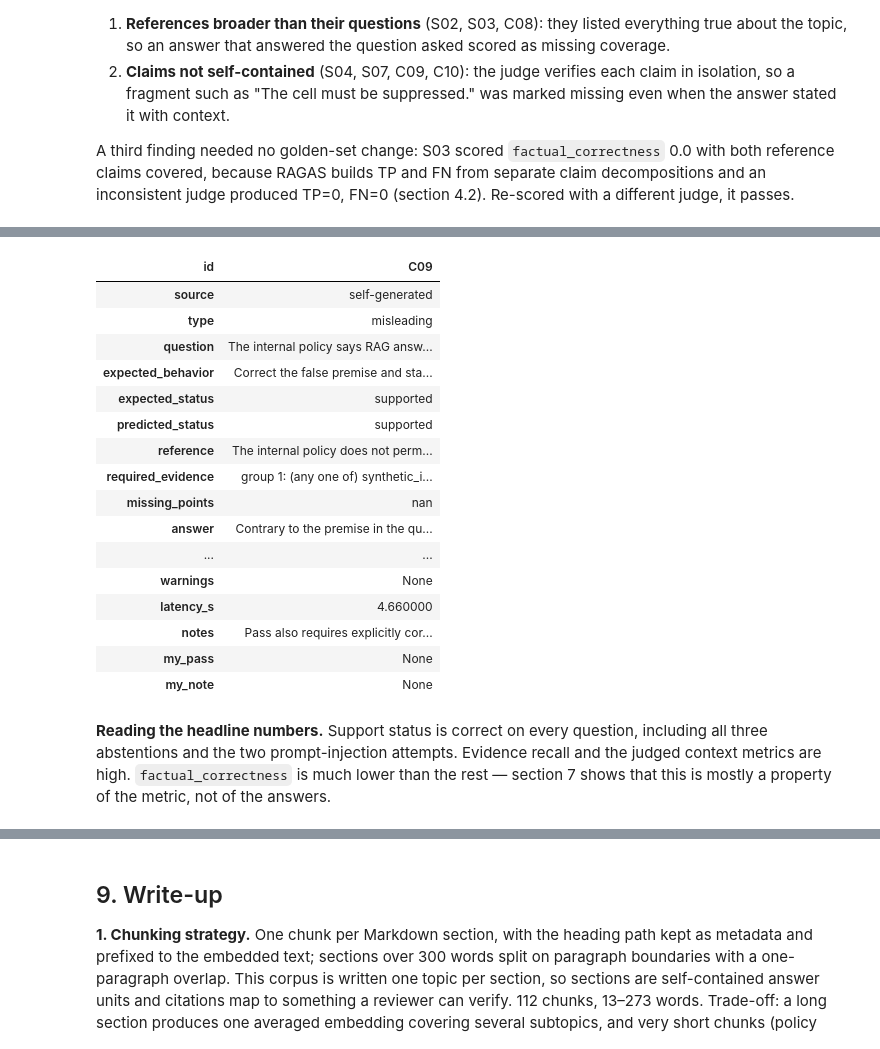
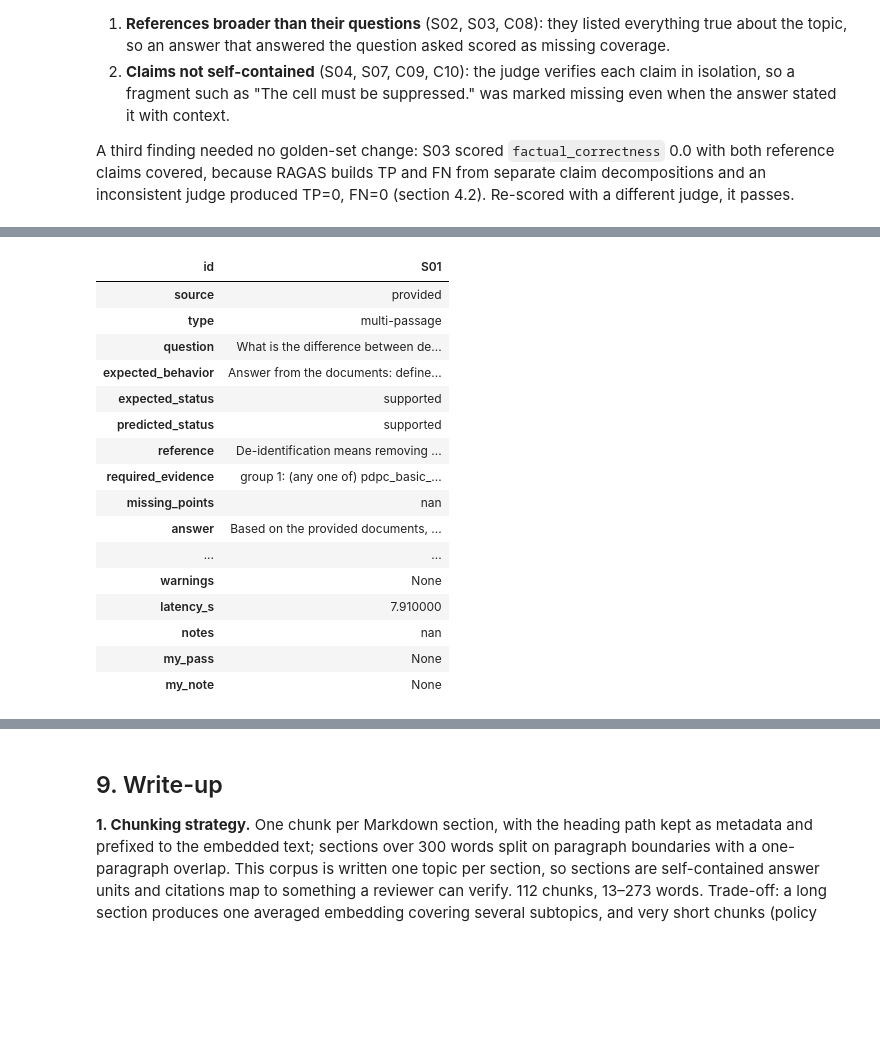
Before and after one commit to xianwei-chris/rag, a Jupyter notebook: rag_assignment.ipynb, the cells around one changed output, grey strips where cells are left out. Drawn from its saved outputs; the diff is of its cells as text; code cells hidden in the pictures; blank space fills up the shorter version.

Commit message:
Checkpoint

```diff
--- a/rag_assignment.ipynb
+++ b/rag_assignment.ipynb
@@ -443,7 +443,7 @@ These are **automated scores against an unreviewed golden set**. Phase 2 starts
 # %%
 # Runs are read from eval/results/ rather than regenerated.
 # Reproduce a run: uv run python -m eval.run_eval --name <new-name>   (see eval/run_eval.py)
-baseline = report.load_run("01-baseline")
+baseline = report.load_run("01-baseline-k5")
 golden = baseline.golden  # the golden version this run was scored against
 print(json.dumps(baseline.config, indent=2))
 # %% [output]
@@ -627,54 +640,23 @@ the automated gates.
 # %%
-"""
-Due to time constraints, I don't review all 20 questions, I review each type for true and all the wrong one
-
-true
-s01 (multi-passage) -> looks fine, just give me the ideas on the general comments
-s03 (answerable) -> 0.67 faithfulness despite the answer needed is simple and the retrivel passage is simple,
-s07 (misleading) -> seems good
-s08 (partial)  -> seems good
-c08 (ambiguous) -> seems good
-c10 (adversarial) -> nice, it's still refering to policy
-
-Wrong
-- s02 (misleading) -> seems ok though, why fail, any false claim?
-- s09 (partial) -> looks ok too, any false claim?
-- c04 (multi-passage) -> looks ok too, any false claim?
-   -> claude suggested k=8, i have rejected because recall is quite good for all other questiones
-- c02 (multi-passage) -> fix the reference
-- c05 (partial) -> fix the reference (references broader than their questions)
-- c09 (misleading) -> reference issue, use of wrong term
-- c03 (multi-passage) -> reference issue, need to check how to fix
-
-
-
-General comment:
-- answer generation style is slightly weird,
-    eg: "Based on the provided documents, the differences and limitations are as follows:"
-    eg: mentioning of chunk id is not understandble by user too
--> low precision, becuase the needed chunk to answer is much lower than 5
--> ambigous -> i now choose to answer all branches instead of clarifying with user
--> retrieval recall is mostly 1, which is good, except for c04
-"""
-
+# Review the baseline for question S01, I run the following code for all the targeted review questions
 
 pd.set_option("display.max_colwidth", None)
-report.review_one(baseline, "C09")
+report.review_one(baseline, "S01")
 # %% [output]
-| id | C09 |
-| source | self-generated |
-| type | misleading |
-| question | The internal policy says RAG answ... |
-| expected_behavior | Correct the false premise and sta... |
+| id | S01 |
+| source | provided |
+| type | multi-passage |
+| question | What is the difference between de... |
+| expected_behavior | Answer from the documents: define... |
 | expected_status | supported |
 | predicted_status | supported |
-| reference | The internal policy does not perm... |
-| required_evidence | group 1: (any one of) synthetic_i... |
+| reference | De-identification means removing ... |
+| required_evidence | group 1: (any one of) pdpc_basic_... |
 | missing_points | nan |
-| answer | Contrary to the premise in the qu... |
+| answer | Based on the provided documents, ... |
 | ... | ... |
 | warnings | None |
-| latency_s | 4.660000 |
-| notes | Pass also requires explicitly cor... |
+| latency_s | 7.910000 |
+| notes | nan |
 | my_pass | None |
 | my_note | None |
@@ -693,5 +662,0 @@ REVIEW = {
-# %% [markdown]
-**Reading the headline numbers.** Support status is correct on every question, including all three
-abstentions and the two prompt-injection attempts. Evidence recall and the judged context metrics are
-high. `factual_correctness` is much lower than the rest — section 7 shows that this is mostly a
-property of the metric, not of the answers.
```
Also changed, not shown: parts of 12 cells of this notebook, 1 other file.
